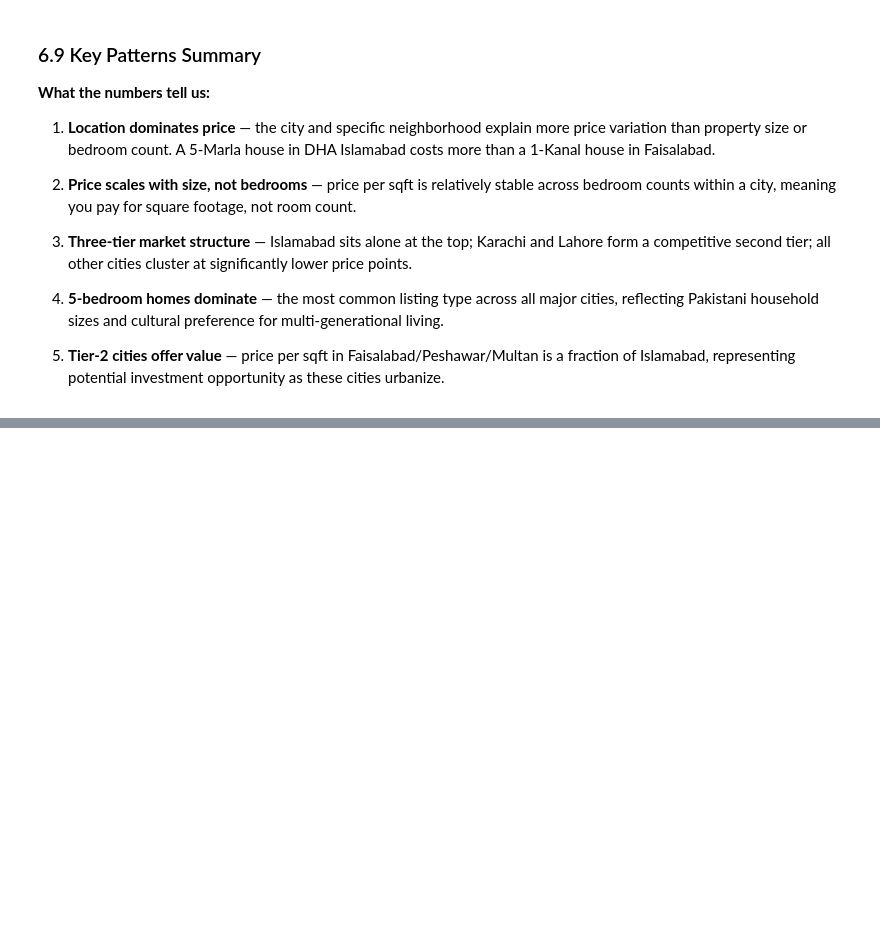
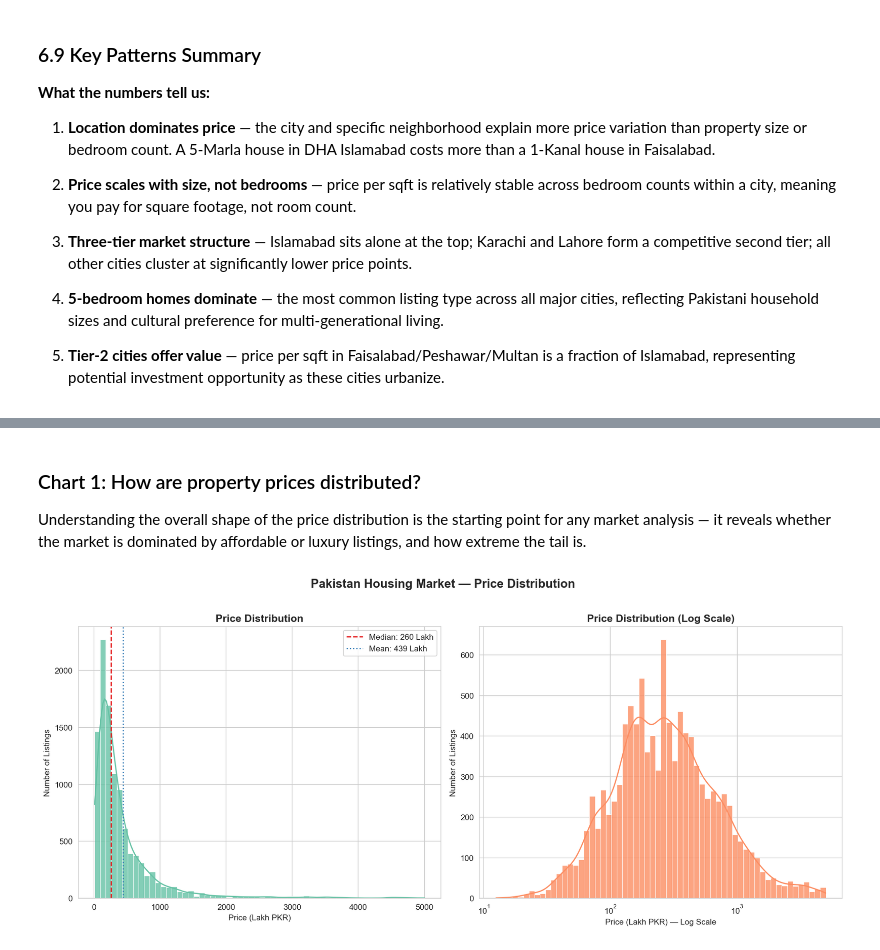
Before and after one commit to TalhaHamdees/pakistan-housing-market-analysis, a Jupyter notebook: notebooks/01_eda_analysis.ipynb, the cells around one changed output, grey strips where cells are left out. Saved outputs shown, nothing was run; the diff lists cells and outputs as text; code cells hidden in the pictures; blank space fills up the shorter version.

```diff
--- a/notebooks/01_eda_analysis.ipynb
+++ b/notebooks/01_eda_analysis.ipynb
@@ -1904,0 +1909,33 @@ affordable_locations.round(1)
+# %% [markdown]
+### Chart 1: How are property prices distributed?
+
+Understanding the overall shape of the price distribution is the starting point for any market analysis — it reveals whether the market is dominated by affordable or luxury listings, and how extreme the tail is.
+# %%
+# Chart 1: Price Distribution — histogram with KDE overlay, log scale
+fig, axes = plt.subplots(1, 2, figsize=(14, 6))
+
+# Left: raw scale histogram + KDE
+sns.histplot(df_clean['price_lakh'], bins=60, kde=True, ax=axes[0],
+             color='#66c2a5', edgecolor='white', alpha=0.8, linewidth=0.5)
+axes[0].axvline(df_clean['price_lakh'].median(), color='#e41a1c', linestyle='--', linewidth=1.5,
+                label=f'Median: {df_clean["price_lakh"].median():,.0f} Lakh')
+axes[0].axvline(df_clean['price_lakh'].mean(), color='#377eb8', linestyle=':', linewidth=1.5,
+                label=f'Mean: {df_clean["price_lakh"].mean():,.0f} Lakh')
+axes[0].set_title('Price Distribution', fontsize=13, fontweight='bold')
+axes[0].set_xlabel('Price (Lakh PKR)')
+axes[0].set_ylabel('Number of Listings')
+axes[0].legend(fontsize=10)
+
+# Right: log-scale for better visibility of the full range
+sns.histplot(df_clean['price_lakh'], bins=60, kde=True, ax=axes[1],
+             color='#fc8d62', edgecolor='white', alpha=0.8, linewidth=0.5, log_scale=True)
+axes[1].set_title('Price Distribution (Log Scale)', fontsize=13, fontweight='bold')
+axes[1].set_xlabel('Price (Lakh PKR) — Log Scale')
+axes[1].set_ylabel('Number of Listings')
+
+fig.suptitle('Pakistan Housing Market — Price Distribution', fontsize=15, fontweight='bold', y=1.02)
+plt.tight_layout()
+plt.savefig('../images/chart1_price_distribution.png', dpi=150, bbox_inches='tight')
+plt.show()
+# %% [output]
+[figure, added]
```
Also changed, not shown: parts of 11 cells of this notebook, 5 other files.
